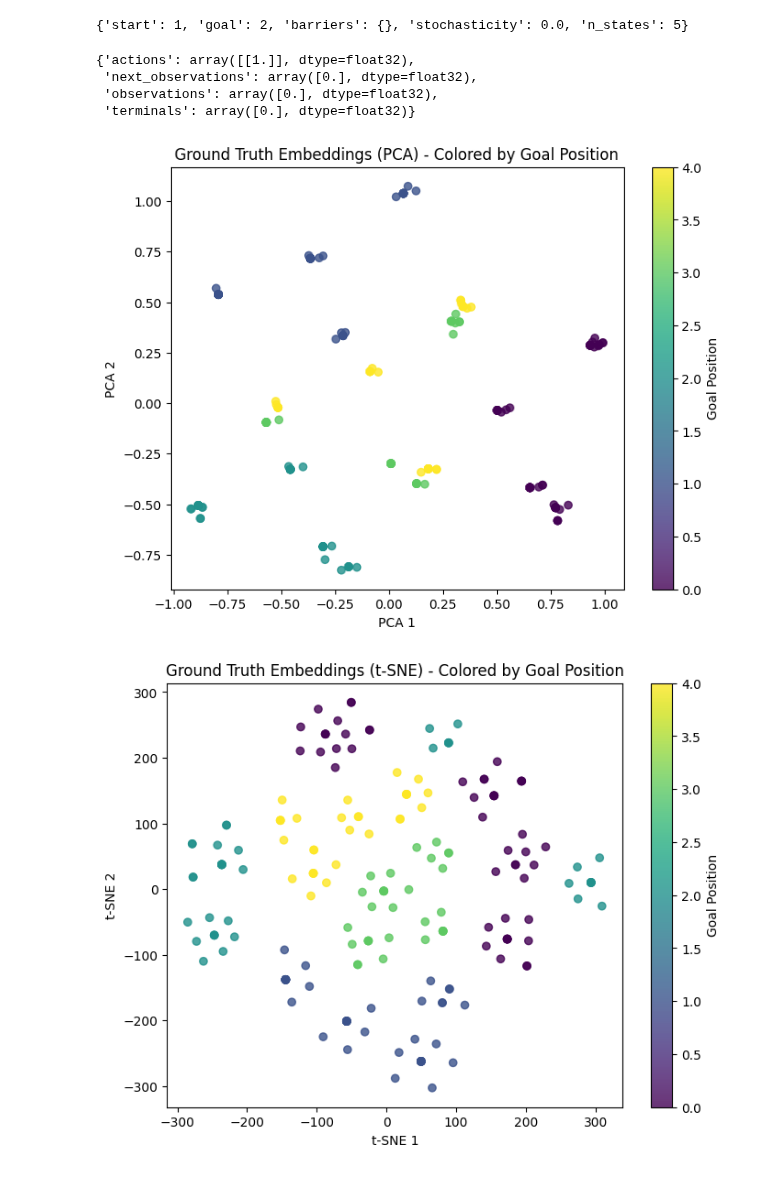
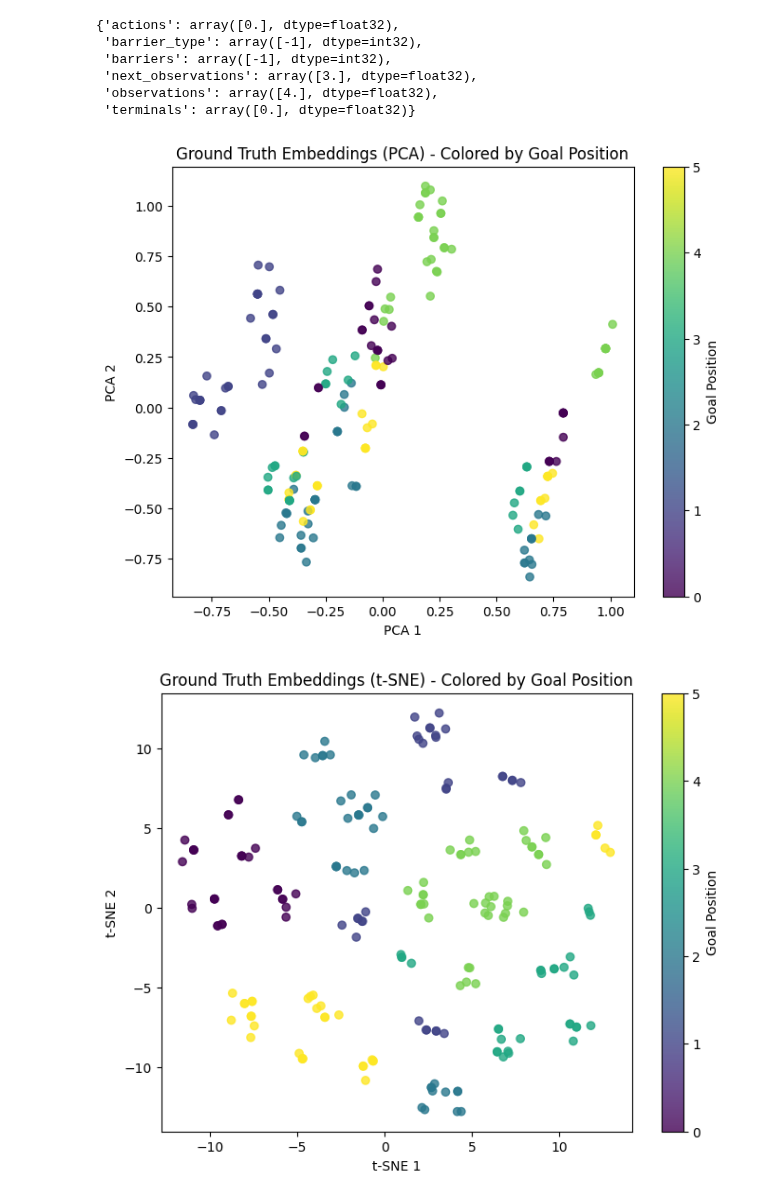
Before and after one commit to skylooop/BeliefConditionedFB, a Jupyter notebook: notebooks/simple1d.ipynb, the cells around one changed output. Saved outputs shown, nothing was run; the diff lists cells and outputs as text; code cells hidden in the pictures.

```diff
--- a/notebooks/simple1d.ipynb
+++ b/notebooks/simple1d.ipynb
@@ -149,7 +113,3 @@ plot_1d_env(layout['start'], layout['goal'], layout['barriers'])
-# %%
-layout
-# %% [output]
-{'start': 1, 'goal': 2, 'barriers': {}, 'stochasticity': 0.0, 'n_states': 5}
 # %%
 from tqdm.auto import tqdm
 import functools
@@ -221,17 +177,14 @@ def concatenate_dicts(dict1, dict2):
 
 whole_data = functools.reduce(concatenate_dicts, train_layout_data)
 # %%
-import sys
-sys.path.append("..")
-
-from utils.datasets import Dataset, GCDataset
-
 whole_dataset = Dataset.create(**jax.device_get(whole_data))
 whole_dataset.sample(1)
 # %% [output]
-{'actions': array([[1.]], dtype=float32),
- 'next_observations': array([0.], dtype=float32),
- 'observations': array([0.], dtype=float32),
+{'actions': array([0.], dtype=float32),
+ 'barrier_type': array([-1], dtype=int32),
+ 'barriers': array([-1], dtype=int32),
+ 'next_observations': array([3.], dtype=float32),
+ 'observations': array([4.], dtype=float32),
  'terminals': array([0.], dtype=float32)}
 # %%
 import numpy as np
@@ -274,12 +227,12 @@ def create_ground_truth_embedding(layout, n_states=5):
     ])
     return embedding
 
-def generate_layouts(n_layouts=200, n_states=5):
+def generate_layouts(n_layouts=5, n_states=6):
     """Generate MDP layouts and compute ground truth embeddings."""
     layouts = []
     embeddings = []
     for _ in range(n_layouts):
-        layout = generate_random_layout(n_states)
+        layout = generate_random_layout(n_states, make_stochastic=True)
         embedding = create_ground_truth_embedding(layout, n_states)
         layouts.append(layout)
         embeddings.append(embedding)
@@ -311,33 +264,33 @@ def plot_embeddings(results, layouts, color_property='goal', title=''):
         label = 'Goal Position'
     elif color_property == 'start':
         colors = [layout['start'] for layout in layouts]
         cmap = 'plasma'
         label = 'Start Position'
     elif color_property == 'barriers':
         colors = [len(layout['barriers']) > 0 for layout in layouts]
-        cmap = 'binary'
+        cmap = 'inferno'
         label = 'Has Barriers (0/1)'
     elif color_property == 'stochasticity':
         colors = [layout['stochasticity'] for layout in layouts]
         cmap = 'cool'
         label = 'Stochasticity'
 
     scatter = plt.scatter(results[:, 0], results[:, 1], c=colors, cmap=cmap, alpha=0.8)
     plt.colorbar(scatter, label=label)
     plt.xlabel(f'{title} 1')
     plt.ylabel(f'{title} 2')
     plt.title(f'Ground Truth Embeddings ({title}) - Colored by {label}')
     plt.show()
 
 # Plot PCA and t-SNE for different properties
 plot_embeddings(pca_results, layouts, color_property='goal', title='PCA')
 plot_embeddings(tsne_results, layouts, color_property='goal', title='t-SNE')
 
 plot_embeddings(pca_results, layouts, color_property='barriers', title='PCA')
 plot_embeddings(tsne_results, layouts, color_property='barriers', title='t-SNE')
 
 plot_embeddings(pca_results, layouts, color_property='stochasticity', title='PCA')
 plot_embeddings(tsne_results, layouts, color_property='stochasticity', title='t-SNE')
 # %% [output]
-[figure, old version]
+[figure, new version]
-[figure, old version]
+[figure, new version]
```
Also changed, not shown: parts of 4 cells of this notebook, 5 other files.
